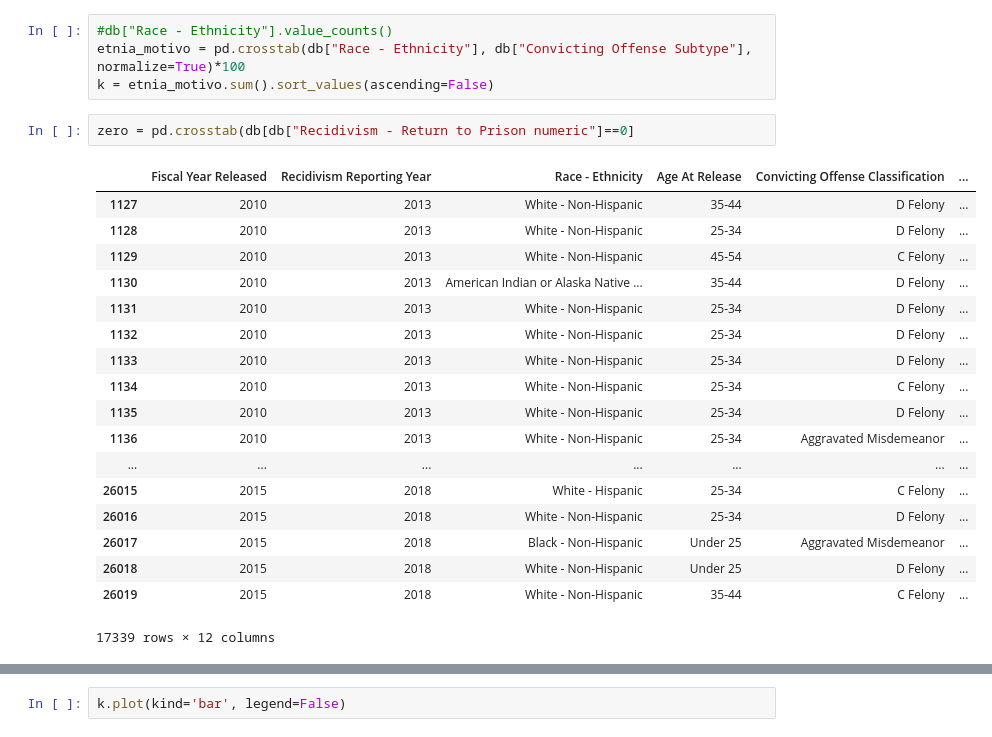
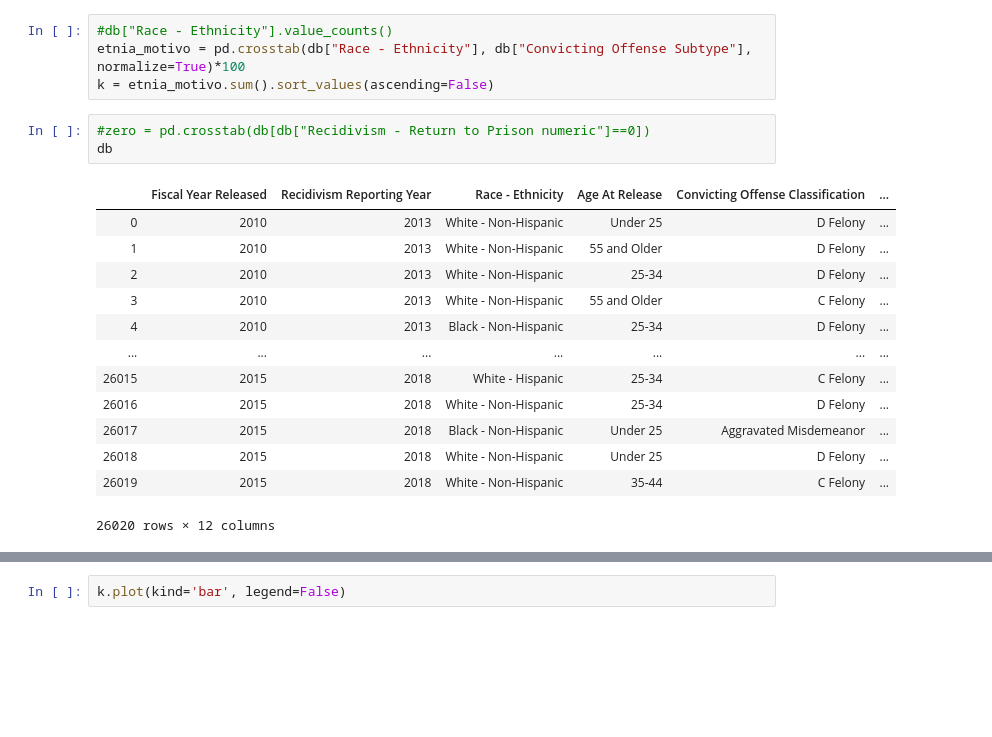
Before and after one commit to williamars/Cdados_final, a Jupyter notebook: P3 - Arquivo 2.ipynb, the cells around one changed output, grey strips where cells are left out. Drawn from its saved outputs; the diff is of its cells as text; blank space fills up the shorter version.

```diff
--- a/P3 - Arquivo 2.ipynb
+++ b/P3 - Arquivo 2.ipynb
@@ -15,23 +15,19 @@ Name: Recidivism - Return to Prison numeric, dtype: int64
 etnia_motivo = pd.crosstab(db["Race - Ethnicity"], db["Convicting Offense Subtype"], normalize=True)*100
 k = etnia_motivo.sum().sort_values(ascending=False)
 # %%
-zero = pd.crosstab(db[db["Recidivism - Return to Prison numeric"]==0]
+#zero = pd.crosstab(db[db["Recidivism - Return to Prison numeric"]==0])
+db
 # %% [output]
 |  | Fiscal Year Released | Recidivism Reporting Year | Race - Ethnicity | Age At Release | Convicting Offense Classification | ... |
-| 1127 | 2010 | 2013 | White - Non-Hispanic | 35-44 | D Felony | ... |
-| 1128 | 2010 | 2013 | White - Non-Hispanic | 25-34 | D Felony | ... |
-| 1129 | 2010 | 2013 | White - Non-Hispanic | 45-54 | C Felony | ... |
-| 1130 | 2010 | 2013 | American Indian or Alaska Native ... | 35-44 | D Felony | ... |
-| 1131 | 2010 | 2013 | White - Non-Hispanic | 25-34 | D Felony | ... |
-| 1132 | 2010 | 2013 | White - Non-Hispanic | 25-34 | D Felony | ... |
-| 1133 | 2010 | 2013 | White - Non-Hispanic | 25-34 | D Felony | ... |
-| 1134 | 2010 | 2013 | White - Non-Hispanic | 25-34 | C Felony | ... |
-| 1135 | 2010 | 2013 | White - Non-Hispanic | 25-34 | D Felony | ... |
-| 1136 | 2010 | 2013 | White - Non-Hispanic | 25-34 | Aggravated Misdemeanor | ... |
+| 0 | 2010 | 2013 | White - Non-Hispanic | Under 25 | D Felony | ... |
+| 1 | 2010 | 2013 | White - Non-Hispanic | 55 and Older | D Felony | ... |
+| 2 | 2010 | 2013 | White - Non-Hispanic | 25-34 | D Felony | ... |
+| 3 | 2010 | 2013 | White - Non-Hispanic | 55 and Older | C Felony | ... |
+| 4 | 2010 | 2013 | Black - Non-Hispanic | 25-34 | D Felony | ... |
 | ... | ... | ... | ... | ... | ... | ... |
 | 26015 | 2015 | 2018 | White - Hispanic | 25-34 | C Felony | ... |
 | 26016 | 2015 | 2018 | White - Non-Hispanic | 25-34 | D Felony | ... |
 | 26017 | 2015 | 2018 | Black - Non-Hispanic | Under 25 | Aggravated Misdemeanor | ... |
 | 26018 | 2015 | 2018 | White - Non-Hispanic | Under 25 | D Felony | ... |
 | 26019 | 2015 | 2018 | White - Non-Hispanic | 35-44 | C Felony | ... |
-17339 rows × 12 columns
+26020 rows × 12 columns
```
Also changed, not shown: parts of 3 cells of this notebook.
